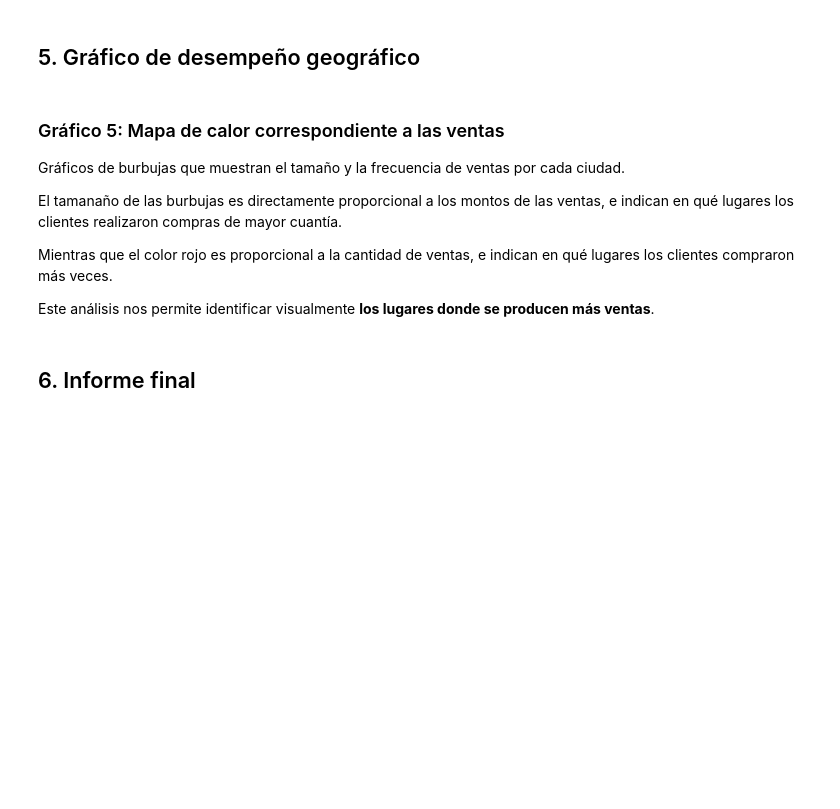
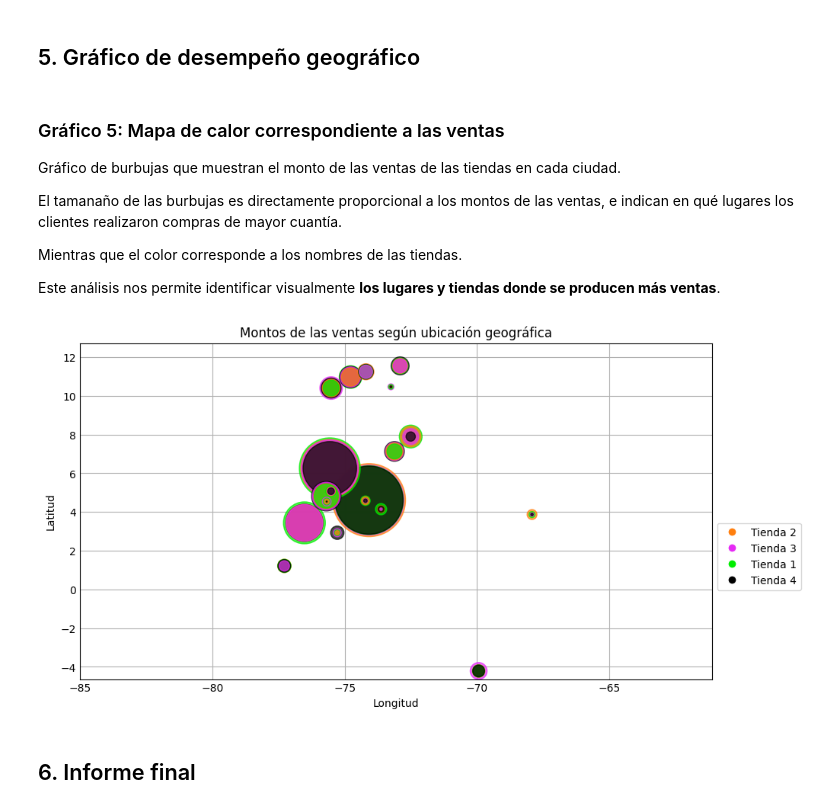
Before and after one commit to JLuceroVasquez/challenge-alura-store, a Jupyter notebook: AluraStoreLatam.ipynb, the cells around one changed output. Cells and saved outputs as stored; diff of their text form; code cells hidden in the pictures; blank space fills up the shorter version.

Commit message:
Se añadió el gráfico de desempeño geográfico

```diff
--- a/AluraStoreLatam.ipynb
+++ b/AluraStoreLatam.ipynb
@@ -774,10 +753,10 @@ plt.show() # Se muestra el gráfico.
 ## 5. Gráfico de desempeño geográfico
 # %% [markdown]
 ### Gráfico 5: Mapa de calor correspondiente a las ventas
-Gráficos de burbujas que muestran el tamaño y la frecuencia de ventas por cada ciudad.
+Gráfico de burbujas que muestran el monto de las ventas de las tiendas en cada ciudad.
 
 El tamanaño de las burbujas es directamente proporcional a los montos de las ventas, e indican en qué lugares los clientes realizaron compras de mayor cuantía.
 
-Mientras que el color rojo es proporcional a la cantidad de ventas, e indican en qué lugares los clientes compraron más veces.
+Mientras que el color corresponde a los nombres de las tiendas.
 
-Este análisis nos permite identificar visualmente **los lugares donde se producen más ventas**.
+Este análisis nos permite identificar visualmente **los lugares y tiendas donde se producen más ventas**.
@@ -788,2 +763,68 @@ Este análisis nos permite identificar visualmente **los lugares donde se produc
+# %%
+# PASO 1: Generación del dataframe con los datos que se graficarán.
+
+# Convertimos los valores de "lat" y "lon" a números float.
+tiendas_pd_unificado["lat"] = tiendas_pd_unificado["lat"].astype(float)
+tiendas_pd_unificado["lon"] = tiendas_pd_unificado["lon"].astype(float)
+
+# Generamos el dataframe agrupado que nos sirva para graficar el tamaño de las ventas según tienda y coordenadas.
+tiendas_pd_lugares = tiendas_pd_unificado.groupby(["Tienda", "Lugar de Compra"]).agg(
+    Latitud=pd.NamedAgg(column="lat", aggfunc="mean"),
+    Longitud=pd.NamedAgg(column="lon", aggfunc="mean"),
+    Ventas=pd.NamedAgg(column="Ventas", aggfunc="sum")).reset_index()
+
+# Se ordena el dataframe según las ventas en orden descendente, de forma que las ventas más bajas se graficarán al final y serán más visibles.
+tiendas_pd_lugares = tiendas_pd_lugares.sort_values(by="Ventas", ascending=False)
+
+# PASO 2: Asignación de un número a las categorías que se colorearán en el gráfico (mapa categórico).
+
+nombres_tiendas = tiendas_pd_lugares["Tienda"].unique() # Creamos una lista con los nombres de las tiendas.
+diccionario_colores = {'Tienda 1': '#00ED00','Tienda 2': '#ff7f0e','Tienda 3': '#E62AF5','Tienda 4': '#000000'} # Creamos un diccionario, cuyas claves corresponden a los nombres de las tiendas y sus valores son los colores distintivos de cada una.
+lista_colores = [diccionario_colores[cat] for cat in tiendas_pd_lugares["Tienda"]] # Creamos una lista que convierte los valores de la serie "Tienda" de nuestro df "tiendas_pd_lugares" en colores.
+
+# PASO 3: Calculamos los límites de los ejes X (longitud) y Y (latitud).
+g5_limite_superior_eje_y = 1.10 * tiendas_pd_lugares["Latitud"].max()
+g5_limite_inferior_eje_y = 1.10 * tiendas_pd_lugares["Latitud"].min()
+
+g5_limite_superior_eje_x = 0.9 * tiendas_pd_lugares["Longitud"].max()
+g5_limite_inferior_eje_x = 1.10 * tiendas_pd_lugares["Longitud"].min()
+
+# PASO 4: Reducir el tamaño de los puntos
+ventas_transformadas = []
+venta_minima = tiendas_pd_lugares["Ventas"].min()
+
+for i, venta in tiendas_pd_lugares["Ventas"].items():
+    valor = venta/(venta_minima)
+    ventas_transformadas.append(valor)
+
+# PASO 3: Configuración y muestra del gráfico.
+
+fig, ax = plt.subplots(figsize=(10, 5.1), layout='constrained')
+
+ax.scatter(tiendas_pd_lugares["Longitud"], tiendas_pd_lugares["Latitud"], s = ventas_transformadas, c = lista_colores,
+           alpha=0.7)
+
+# Creamos una leyenda manual
+leyenda_g5 = [Line2D([0], [0], linewidth = 0, marker = "o", color="white", label = tienda,
+                  markerfacecolor=diccionario_colores[tienda], markersize=8) for tienda in nombres_tiendas]
+    # Se traza una línea falsa, con un solo punto. Su grosor es cero, y color es blanco.
+    # El punto tiene el marcador "o". La etiqueta del punto es el nombre de la tienda.
+    # El color del marcador se define según el mapa de colores categórico llamado "tab10". El tamaño del marcador es 8 pixeles.
+ax.legend(loc="lower left", bbox_to_anchor=(1,0.25), handles = leyenda_g5)
+
+# Establecemos los límites de los ejes
+# Se establecen los valores máximos y mínimos que se mostraran en el eje Y
+ax.set(xlim=(g5_limite_inferior_eje_x, g5_limite_superior_eje_x),
+       ylim=(g5_limite_inferior_eje_y, g5_limite_superior_eje_y))
+
+# Añadimos los títulos a los ejes y al gráfico
+ax.set_xlabel("Longitud")
+ax.set_ylabel("Latitud")
+ax.set_title("Montos de las ventas según ubicación geográfica")
+ax.grid(visible=True)
+
+plt.show()
+# %% [output]
+[figure, added]
 # %% [markdown]
 ## 6. Informe final
```
Also changed, not shown: parts of 4 cells of this notebook.
